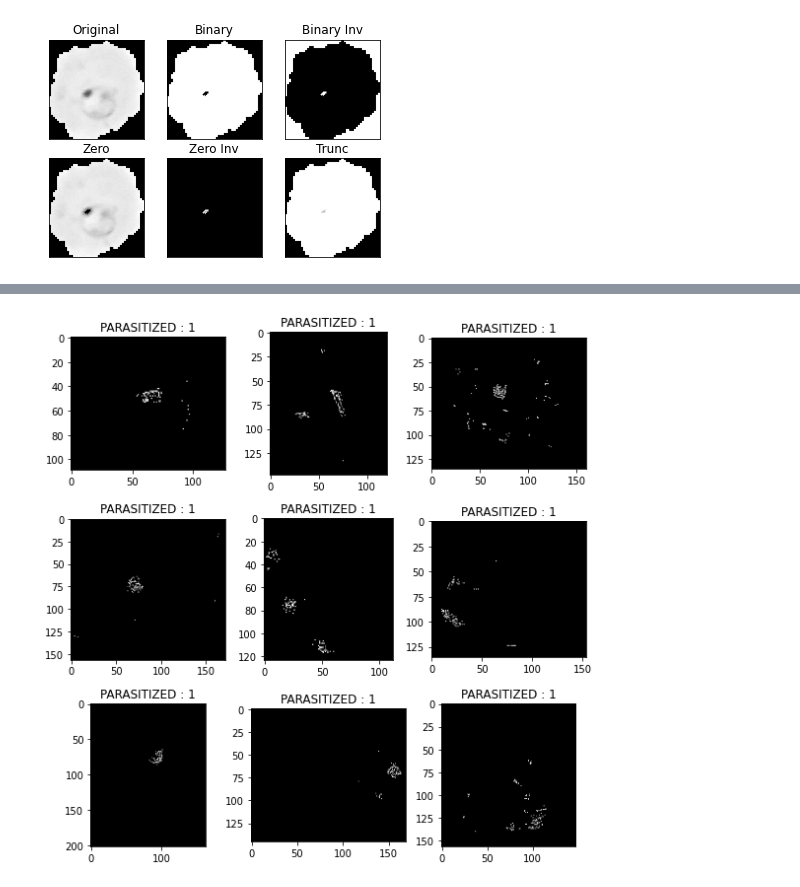
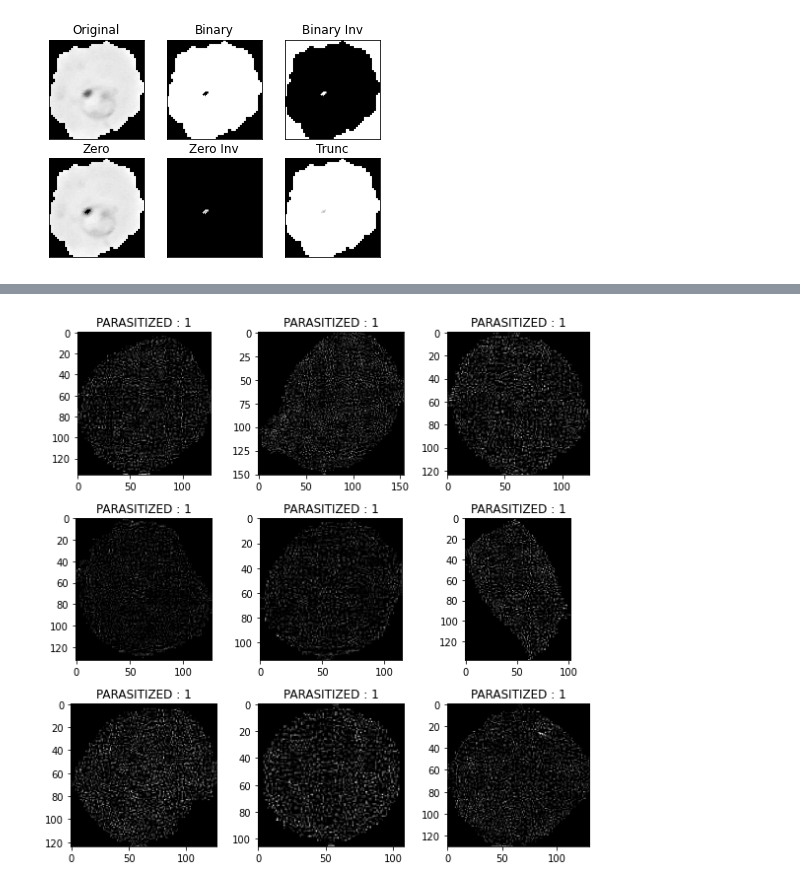
Before and after one commit to UttaraKet1607/Malarial-Cell-Image-Segmentation, a Jupyter notebook: Segmentation.ipynb, the cells around one changed output, grey strips where cells are left out. Saved outputs shown, nothing was run; the diff lists cells and outputs as text; code cells hidden in the pictures.

```diff
--- a/Segmentation.ipynb
+++ b/Segmentation.ipynb
@@ -160,7 +190,8 @@ for i in range(9):
     plt.subplot(3, 3, i+1)
     img = cv2.imread('/content/cell_images/Parasitized' + "/" + parasitized_data[i],0)
     img = cv2.filter2D(img, ddepth=-1, kernel=kernel)
-    ret, o6 = cv2.threshold(img, th, max_val, cv2.THRESH_TOZERO_INV + cv2.THRESH_OTSU )
+    blur = cv2.GaussianBlur(img,(3,3),0)
+    ret, o6 = cv2.threshold(blur, th, max_val, cv2.THRESH_TOZERO_INV + cv2.THRESH_OTSU )
     plt.imshow(o6, cmap='gray')
     plt.title('PARASITIZED : 1')
     plt.tight_layout()
@@ -169,0 +201,23 @@ plt.show()
+# %%
+#kernel = np.array([[-1,-1,-1], [-1,9,-1], [-1,-1,-1]])
+#kernel = np.array([[-1, 0, 1],[-2, 0, 2],[-1, 0, 1]])
+kernel = np.array([
+  [-1, -1, -1],
+  [-1, 8, -1],
+  [-1, -1, -1]
+])
+
+plt.figure(figsize = (8,8))
+for i in range(9):
+    plt.subplot(3, 3, i+1)
+    img = cv2.imread('/content/cell_images/Parasitized' + "/" + parasitized_data[i],0)
+
+    blur = cv2.GaussianBlur(img,(3,3),0)
+    img = cv2.filter2D(img, -1, kernel)
+    ret, o6 = cv2.threshold(img, th, max_val, cv2.THRESH_TOZERO_INV + cv2.THRESH_OTSU )
+    plt.imshow(o6, cmap='gray')
+    plt.title('PARASITIZED : 1')
+    plt.tight_layout()
+plt.show()
+
+#https://www.askpython.com/python-modules/opencv-filter2d
@@ -170,15 +226,17 @@ plt.show()
 # %%
-kernel = np.array([[-1,-1,-1], [-1,9,-1], [-1,-1,-1]])
-
 plt.figure(figsize = (8,8))
 for i in range(9):
     plt.subplot(3, 3, i+1)
-    img = cv2.imread('/content/cell_images/Parasitized' + "/" + parasitized_data[i],0)
+    img = cv2.imread('/content/cell_images/Uninfected' + "/" + uninfected_data[i],0)
+
+    blur = cv2.GaussianBlur(img,(3,3),0)
     img = cv2.filter2D(img, -1, kernel)
     ret, o6 = cv2.threshold(img, th, max_val, cv2.THRESH_TOZERO_INV + cv2.THRESH_OTSU )
     plt.imshow(o6, cmap='gray')
     plt.title('PARASITIZED : 1')
     plt.tight_layout()
 plt.show()
+
+#https://www.askpython.com/python-modules/opencv-filter2d
 # %% [output]
-[figure, old version]
+[figure, new version]
```
Also changed, not shown: parts of 10 cells of this notebook.
